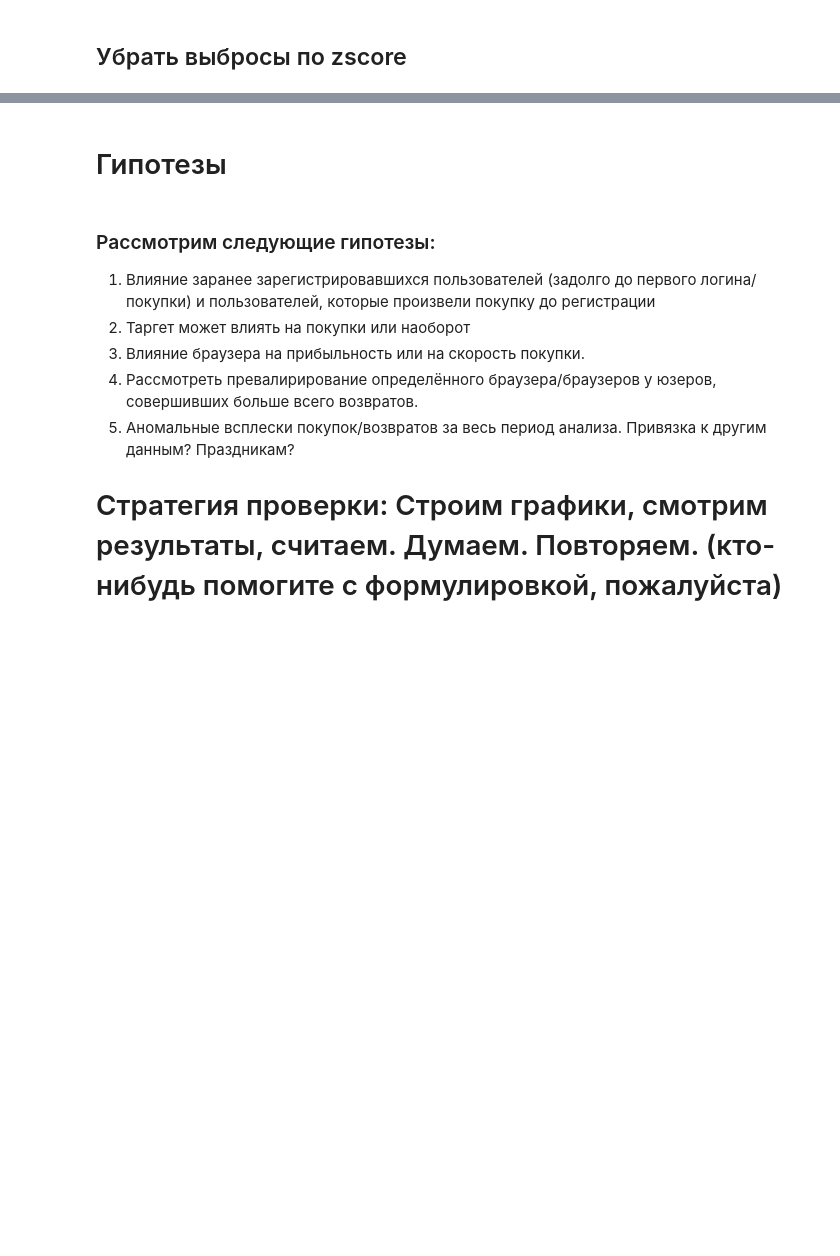
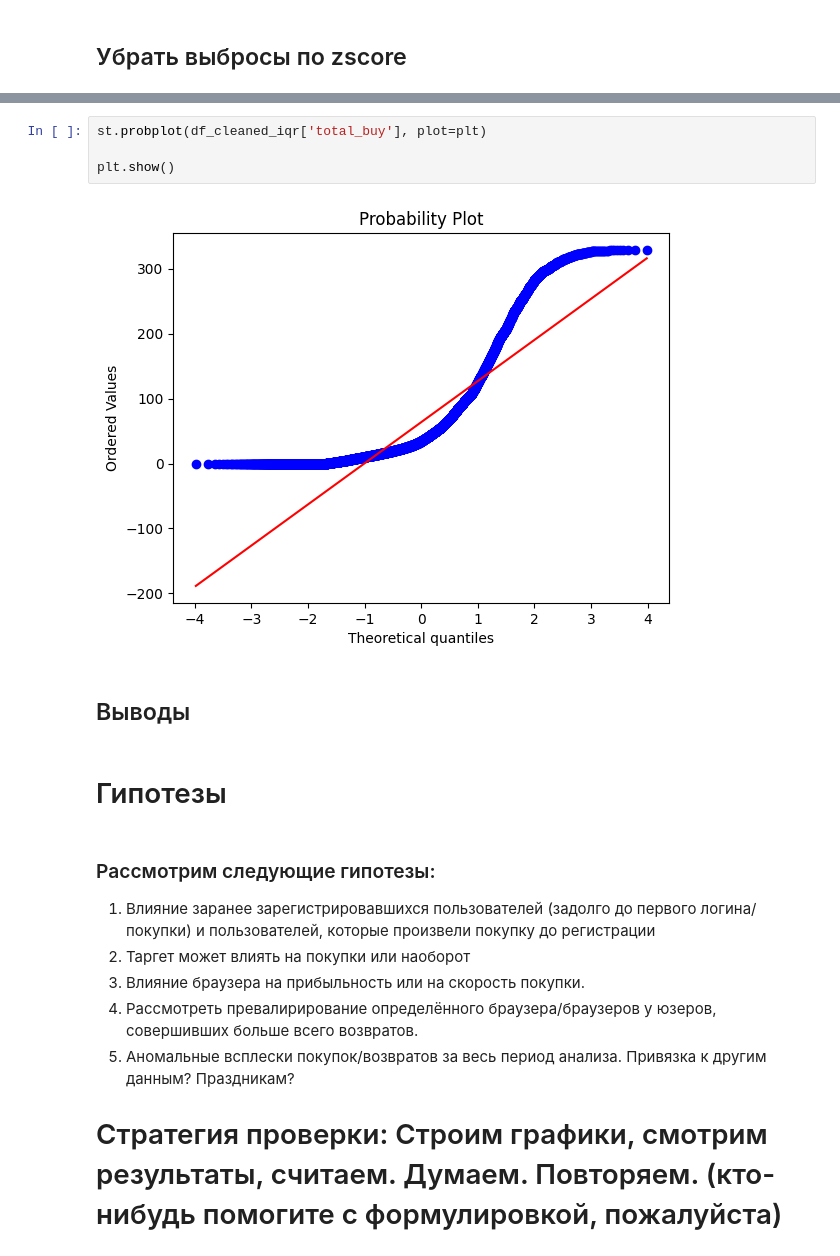
Before and after one commit to Lilya-te/DS-workshop2025, a Jupyter notebook: Checkpoint1_team1.ipynb, the cells around one changed output, grey strips where cells are left out. Cells and saved outputs as stored; diff of their text form; blank space fills up the shorter version.

```diff
--- a/Checkpoint1_team1.ipynb
+++ b/Checkpoint1_team1.ipynb
@@ -198,5 +173,13 @@ After cleaning without outlines:
+# %%
+st.probplot(df_cleaned_iqr['total_buy'], plot=plt)
+
+plt.show()
+# %% [output]
+[figure, added]
 # %% [markdown]
-# Гипотезы
+## Выводы
+# %% [markdown]
+# Гипотезы
 # %% [markdown]
 ### Рассмотрим следующие гипотезы:
  1. Влияние заранее зарегистрировавшихся пользователей (задолго до первого логина/покупки) и пользователей, которые произвели покупку до регистрации
```
Also changed, not shown: parts of 23 cells of this notebook.
